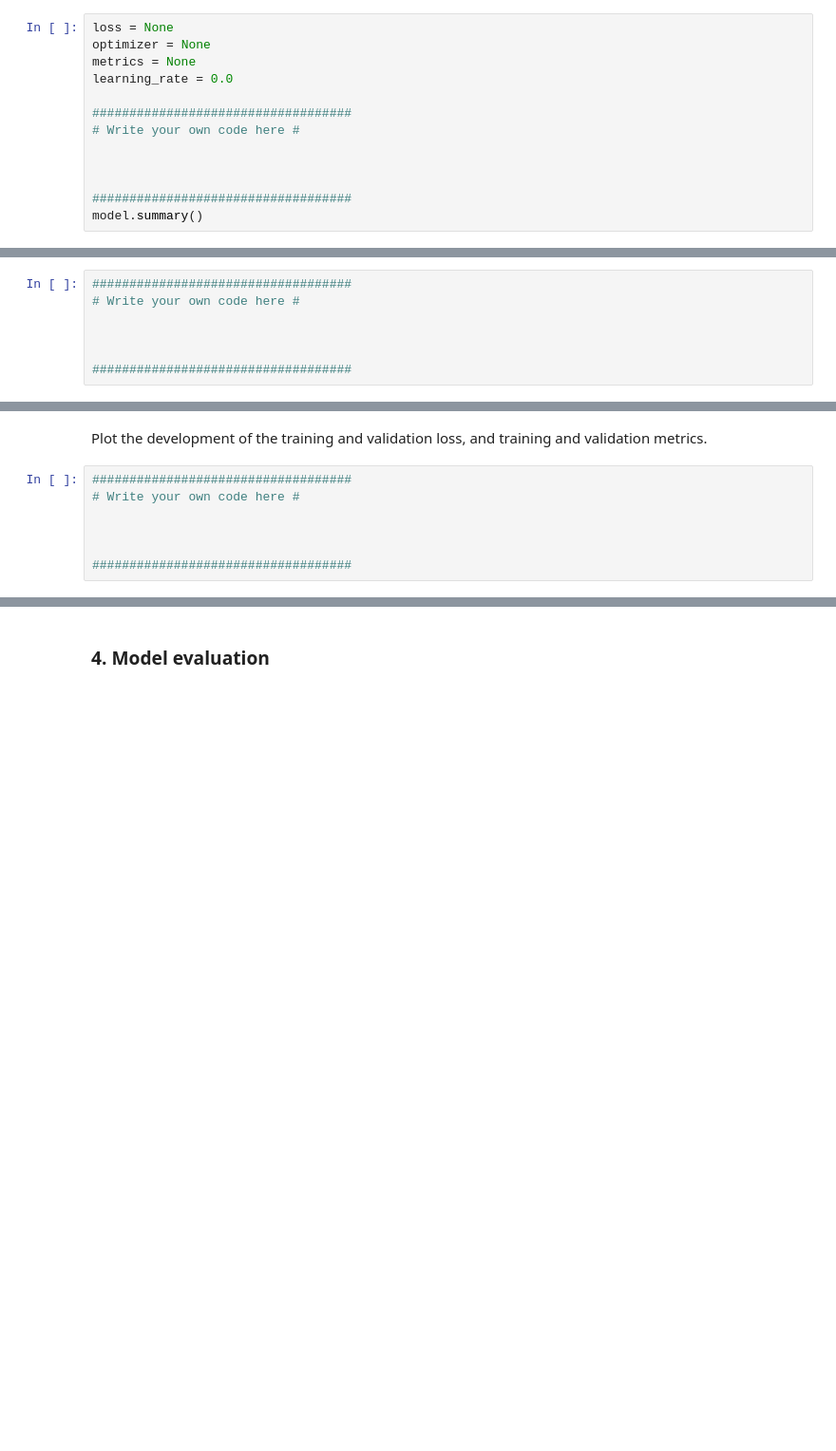
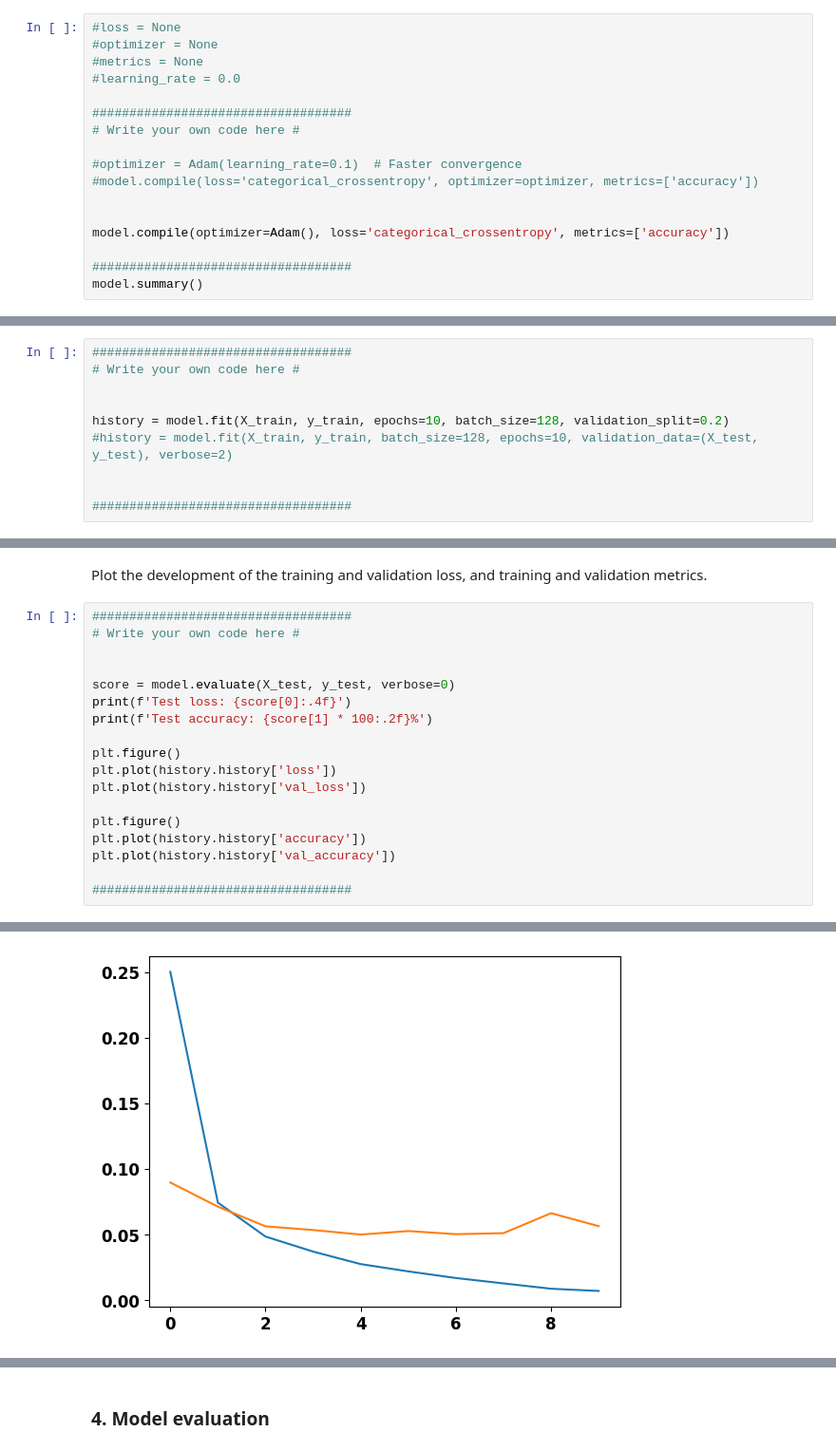
Before and after one commit to Darknessdark898/MLF, a Jupyter notebook: LAB6/Ex_07.ipynb, the cells around one changed output, grey strips where cells are left out. Shown: that part at 95% size. Drawn from its saved outputs; the diff is of its cells as text; blank space fills up the shorter version.

```diff
--- a/LAB6/Ex_07.ipynb
+++ b/LAB6/Ex_07.ipynb
@@ -144,15 +144,19 @@ model.add(Dense(10, activation='softmax'))
 # %% [markdown]
 Build the model, use the relevant metrics, optimizer and loss function. While choosing the metrics and loss function, consider fact that we are are trying to solve the multiclass classification problem
 # %%
-loss = None
-optimizer = None
-metrics = None
-learning_rate = 0.0
+#loss = None
+#optimizer = None
+#metrics = None
+#learning_rate = 0.0
 
 ###################################
 # Write your own code here #
 
+#optimizer = Adam(learning_rate=0.1)  # Faster convergence
+#model.compile(loss='categorical_crossentropy', optimizer=optimizer, metrics=['accuracy'])
 
+
+model.compile(optimizer=Adam(), loss='categorical_crossentropy', metrics=['accuracy'])
 
 ###################################
 model.summary()
@@ -167,5 +189,8 @@ train your model, define the relevant hyperparameters (no. epochs, batch_size),
 # Write your own code here #
 
 
+history = model.fit(X_train, y_train, epochs=10, batch_size=128, validation_split=0.2)
+#history = model.fit(X_train, y_train, batch_size=128, epochs=10, validation_data=(X_test, y_test), verbose=2)
+
 
 ###################################
@@ -178,5 +224,17 @@ Plot the development of the training and validation loss, and training and valid
 # Write your own code here #
 
 
+score = model.evaluate(X_test, y_test, verbose=0)
+print(f'Test loss: {score[0]:.4f}')
+print(f'Test accuracy: {score[1] * 100:.2f}%')
+
+plt.figure()
+plt.plot(history.history['loss'])
+plt.plot(history.history['val_loss'])
+
+plt.figure()
+plt.plot(history.history['accuracy'])
+plt.plot(history.history['val_accuracy'])
 
 ###################################
+# %% [output]
@@ -182,0 +244 @@ Plot the development of the training and validation loss, and training and valid
+[figure, added]
```
Also changed, not shown: parts of 4 cells of this notebook.
